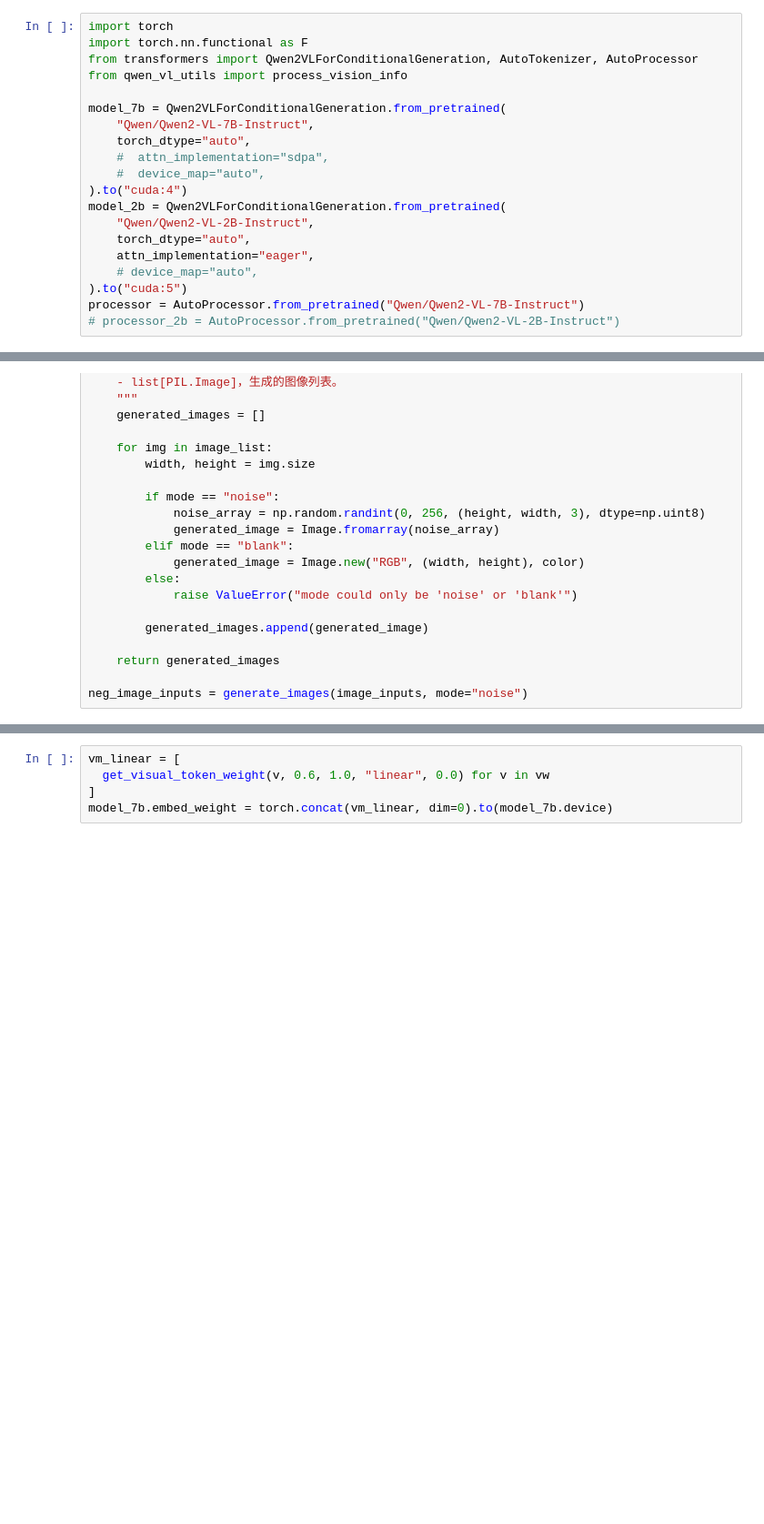
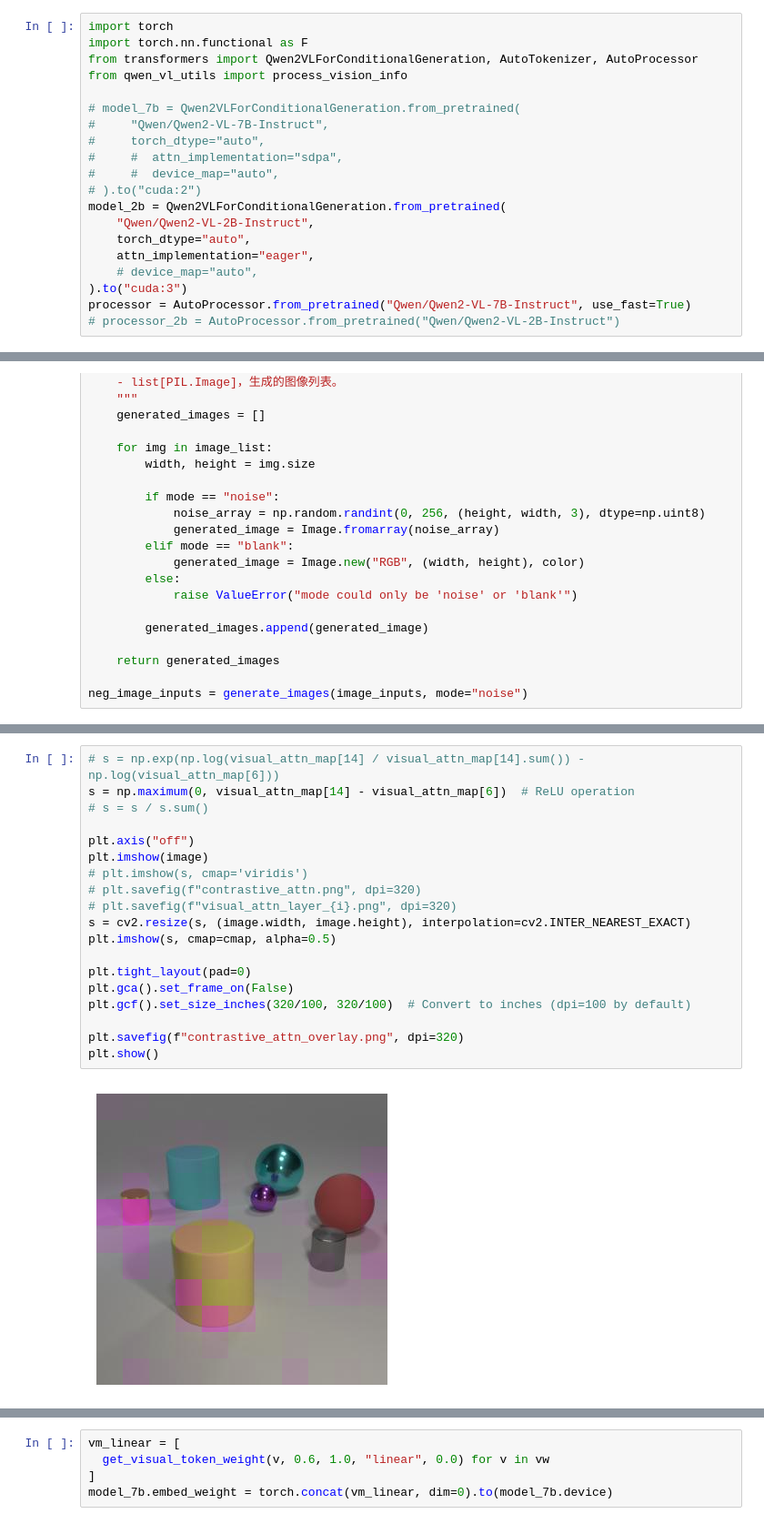
Before and after one commit to justairr/MLLM-Attention, a Jupyter notebook: Qwen_monkey_patch_2b_7b.ipynb, the cells around one changed output, grey strips where cells are left out. Shown: that part at 91% size. Saved outputs shown, nothing was run; the diff lists cells and outputs as text; blank space fills up the shorter version.

```diff
--- a/Qwen_monkey_patch_2b_7b.ipynb
+++ b/Qwen_monkey_patch_2b_7b.ipynb
@@ -11,17 +11,17 @@ import torch.nn.functional as F
 from transformers import Qwen2VLForConditionalGeneration, AutoTokenizer, AutoProcessor
 from qwen_vl_utils import process_vision_info
 
-model_7b = Qwen2VLForConditionalGeneration.from_pretrained(
-    "Qwen/Qwen2-VL-7B-Instruct",
-    torch_dtype="auto",
-    #  attn_implementation="sdpa",
-    #  device_map="auto",
-).to("cuda:4")
+# model_7b = Qwen2VLForConditionalGeneration.from_pretrained(
+#     "Qwen/Qwen2-VL-7B-Instruct",
+#     torch_dtype="auto",
+#     #  attn_implementation="sdpa",
+#     #  device_map="auto",
+# ).to("cuda:2")
 model_2b = Qwen2VLForConditionalGeneration.from_pretrained(
     "Qwen/Qwen2-VL-2B-Instruct",
     torch_dtype="auto",
     attn_implementation="eager",
     # device_map="auto",
-).to("cuda:5")
-processor = AutoProcessor.from_pretrained("Qwen/Qwen2-VL-7B-Instruct")
+).to("cuda:3")
+processor = AutoProcessor.from_pretrained("Qwen/Qwen2-VL-7B-Instruct", use_fast=True)
 # processor_2b = AutoProcessor.from_pretrained("Qwen/Qwen2-VL-2B-Instruct")
@@ -162,3 +284,24 @@ The image appears to be a highly pixelated and distorted representation of a sce
+# %%
+# s = np.exp(np.log(visual_attn_map[14] / visual_attn_map[14].sum()) - np.log(visual_attn_map[6]))
+s = np.maximum(0, visual_attn_map[14] - visual_attn_map[6])  # ReLU operation
+# s = s / s.sum()
+
+plt.axis("off")
+plt.imshow(image)
+# plt.imshow(s, cmap='viridis')
+# plt.savefig(f"contrastive_attn.png", dpi=320)
+# plt.savefig(f"visual_attn_layer_{i}.png", dpi=320)
+s = cv2.resize(s, (image.width, image.height), interpolation=cv2.INTER_NEAREST_EXACT)
+plt.imshow(s, cmap=cmap, alpha=0.5)
+
+plt.tight_layout(pad=0)
+plt.gca().set_frame_on(False)
+plt.gcf().set_size_inches(320/100, 320/100)  # Convert to inches (dpi=100 by default)
+
+plt.savefig(f"contrastive_attn_overlay.png", dpi=320)
+plt.show()
+# %% [output]
+[figure, added]
 # %%
 aw = get_mean_attn_score(output_ids)
 
```
Also changed, not shown: parts of 28 cells of this notebook, 9 other files.
